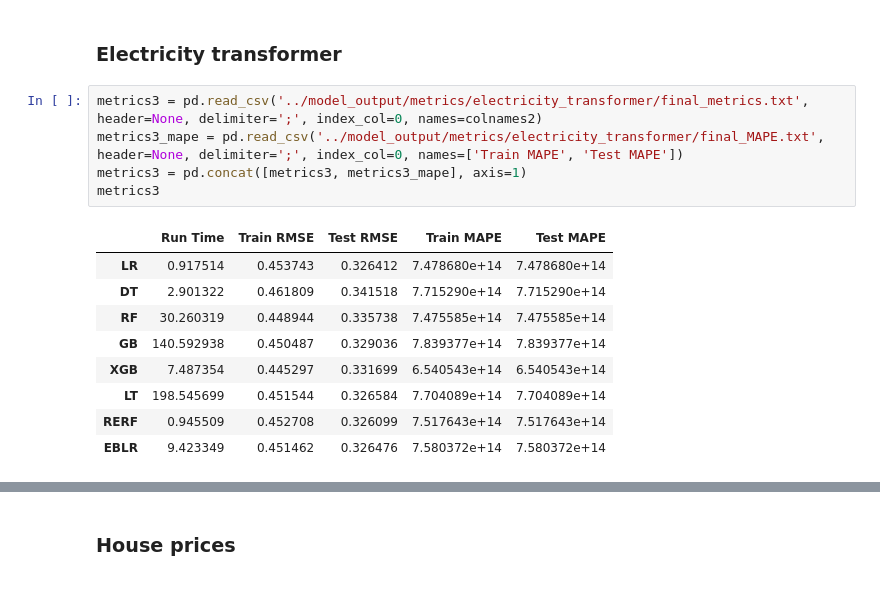
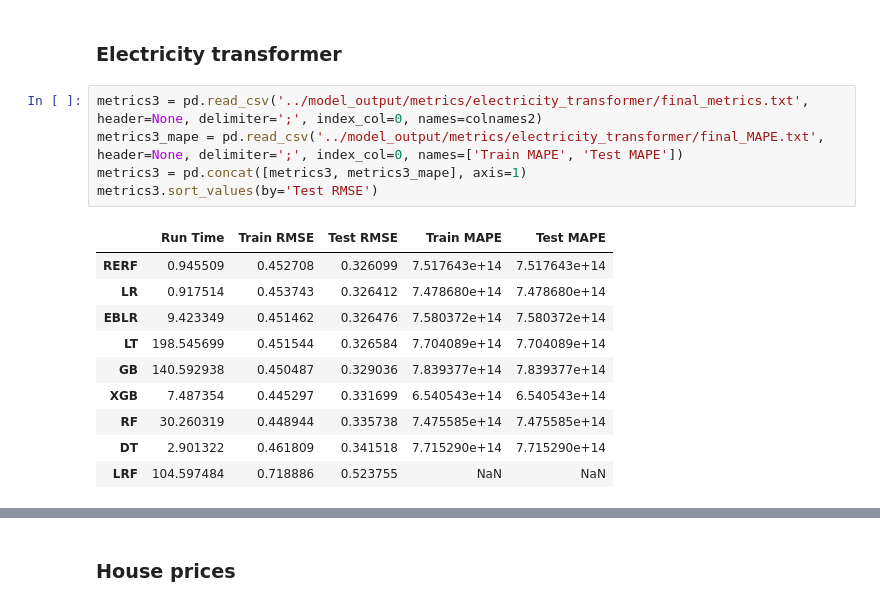
Before and after one commit to mgp165/TFG, a Jupyter notebook: data/reporting/final_report.ipynb, the cells around one changed output, grey strips where cells are left out. Saved outputs shown, nothing was run; the diff lists cells and outputs as text.

```diff
--- a/data/reporting/final_report.ipynb
+++ b/data/reporting/final_report.ipynb
@@ -104,18 +106,19 @@ plt.show()
 # %%
 metrics3 = pd.read_csv('../model_output/metrics/electricity_transformer/final_metrics.txt', header=None, delimiter=';', index_col=0, names=colnames2)
 metrics3_mape = pd.read_csv('../model_output/metrics/electricity_transformer/final_MAPE.txt', header=None, delimiter=';', index_col=0, names=['Train MAPE', 'Test MAPE'])
 metrics3 = pd.concat([metrics3, metrics3_mape], axis=1)
-metrics3
+metrics3.sort_values(by='Test RMSE')
 # %% [output]
 |  | Run Time | Train RMSE | Test RMSE | Train MAPE | Test MAPE |
+| RERF | 0.945509 | 0.452708 | 0.326099 | 7.517643e+14 | 7.517643e+14 |
 | LR | 0.917514 | 0.453743 | 0.326412 | 7.478680e+14 | 7.478680e+14 |
-| DT | 2.901322 | 0.461809 | 0.341518 | 7.715290e+14 | 7.715290e+14 |
-| RF | 30.260319 | 0.448944 | 0.335738 | 7.475585e+14 | 7.475585e+14 |
+| EBLR | 9.423349 | 0.451462 | 0.326476 | 7.580372e+14 | 7.580372e+14 |
+| LT | 198.545699 | 0.451544 | 0.326584 | 7.704089e+14 | 7.704089e+14 |
 | GB | 140.592938 | 0.450487 | 0.329036 | 7.839377e+14 | 7.839377e+14 |
 | XGB | 7.487354 | 0.445297 | 0.331699 | 6.540543e+14 | 6.540543e+14 |
-| LT | 198.545699 | 0.451544 | 0.326584 | 7.704089e+14 | 7.704089e+14 |
-| RERF | 0.945509 | 0.452708 | 0.326099 | 7.517643e+14 | 7.517643e+14 |
-| EBLR | 9.423349 | 0.451462 | 0.326476 | 7.580372e+14 | 7.580372e+14 |
+| RF | 30.260319 | 0.448944 | 0.335738 | 7.475585e+14 | 7.475585e+14 |
+| DT | 2.901322 | 0.461809 | 0.341518 | 7.715290e+14 | 7.715290e+14 |
+| LRF | 104.597484 | 0.718886 | 0.523755 | NaN | NaN |
 # %%
 plt.figure(figsize=(18, 6))
 
```
Also changed, not shown: parts of 23 cells of this notebook.
